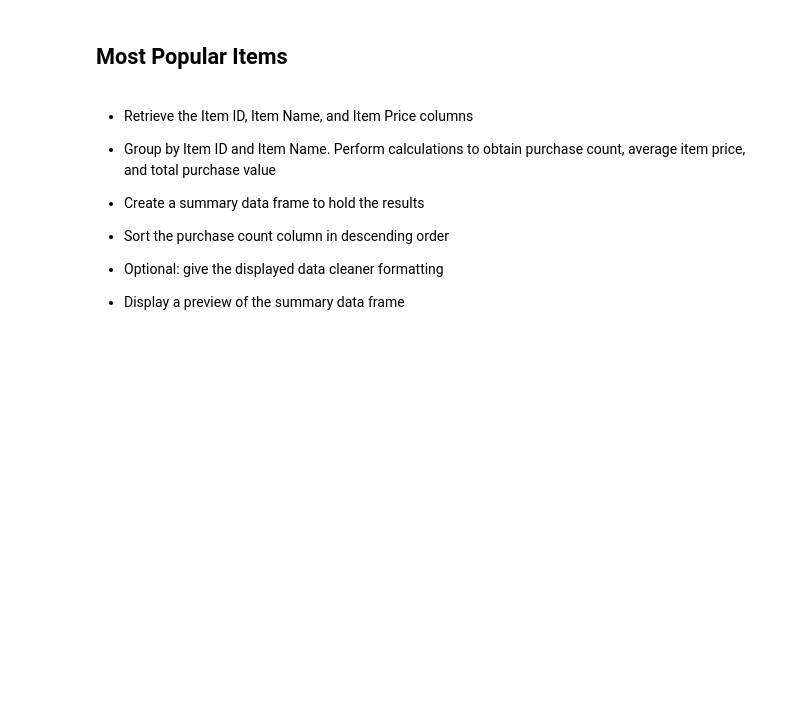
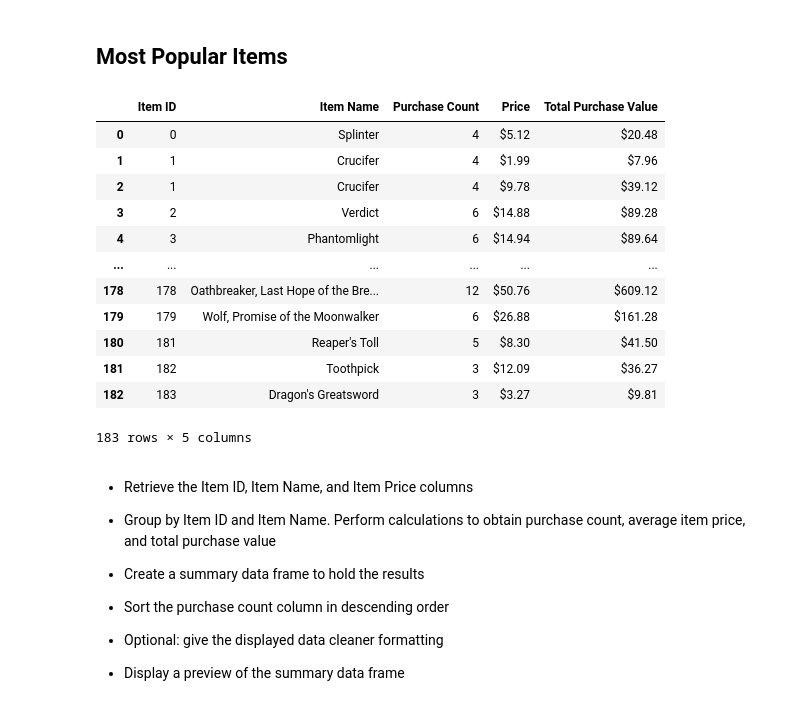
Before and after one commit to ttoffey/Pandas_Challenge, a Jupyter notebook: HeroesOfPymoli/HeroesOfPymoli_starter.ipynb, the cells around one changed output. Cells and saved outputs as stored; diff of their text form; code cells hidden in the pictures; blank space fills up the shorter version.

```diff
--- a/HeroesOfPymoli/HeroesOfPymoli_starter.ipynb
+++ b/HeroesOfPymoli/HeroesOfPymoli_starter.ipynb
@@ -181,2 +183,4 @@ group_names=["Child (0-12)", "Teen (13-19)", "Twenty (20-29)", "Thirty(30-39)",
+# %%
+pd.set_option('mode.chained_assignment', None)
 # %%
-purchase_data["Age Summary"] = pd.cut(purchase_data["Age"], bins, labels=group_names, include_lowest=True)
+unique_data["Age Bin"] = pd.cut(unique_data.Age, bins, labels=group_names, include_lowest=True)
@@ -233,3 +216,8 @@ purchasePercent_Age
 
 
 * Display the summary data frame
+# %%
+bins=[0, 9, 14, 19, 24, 29, 34, 39, 45]
+group_names=["<10", "10-14", "15-19", "20-24", "25-29", "30-34", "35-39", "40+"]
+# %%
+purchase_data["Age Bin"] = pd.cut(purchase_data.Age, bins, labels=group_names, include_lowest=True)
@@ -252,5 +357,33 @@ purchasePercent_Age
 # %% [markdown]
 ## Most Popular Items
+# %%
+most_popular = purchase_data.groupby(["Item ID", "Item Name"], as_index=False) ["Purchase ID"].count()
+most_popular = most_popular.rename(columns={"Purchase ID": "Purchase Count"})
+most_popular2 = purchase_data.groupby(["Item ID", "Price"], as_index=False) ["Price"].sum()
+
+merged_popular = pd.merge(most_popular, most_popular2, how="left")
+popular_total_value = merged_popular["Purchase Count"] * merged_popular["Price"]
+
+merged_popular["Total Purchase Value"]=popular_total_value
+merged_popular["Total Purchase Value"]= merged_popular["Total Purchase Value"].map("${:,.2f}".format)
+merged_popular["Price"]= merged_popular["Price"].map("${:,.2f}".format)
+merged_popular.set_index(["Item ID"])
+merged_popular.sort_values(by=["Purchase Count"])
+merged_popular
+# %% [output]
+|  | Item ID | Item Name | Purchase Count | Price | Total Purchase Value |
+| 0 | 0 | Splinter | 4 | $5.12 | $20.48 |
+| 1 | 1 | Crucifer | 4 | $1.99 | $7.96 |
+| 2 | 1 | Crucifer | 4 | $9.78 | $39.12 |
+| 3 | 2 | Verdict | 6 | $14.88 | $89.28 |
+| 4 | 3 | Phantomlight | 6 | $14.94 | $89.64 |
+| ... | ... | ... | ... | ... | ... |
+| 178 | 178 | Oathbreaker, Last Hope of the Bre... | 12 | $50.76 | $609.12 |
+| 179 | 179 | Wolf, Promise of the Moonwalker | 6 | $26.88 | $161.28 |
+| 180 | 181 | Reaper's Toll | 5 | $8.30 | $41.50 |
+| 181 | 182 | Toothpick | 3 | $12.09 | $36.27 |
+| 182 | 183 | Dragon's Greatsword | 3 | $3.27 | $9.81 |
+183 rows × 5 columns
 # %% [markdown]
 * Retrieve the Item ID, Item Name, and Item Price columns
 
```
Also changed, not shown: parts of 29 cells of this notebook, 3 other files.
